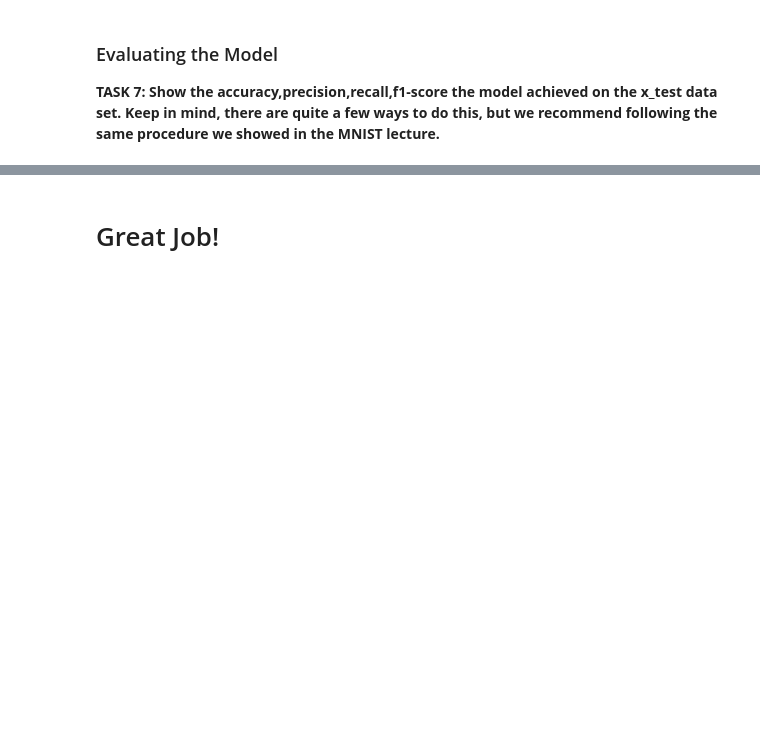
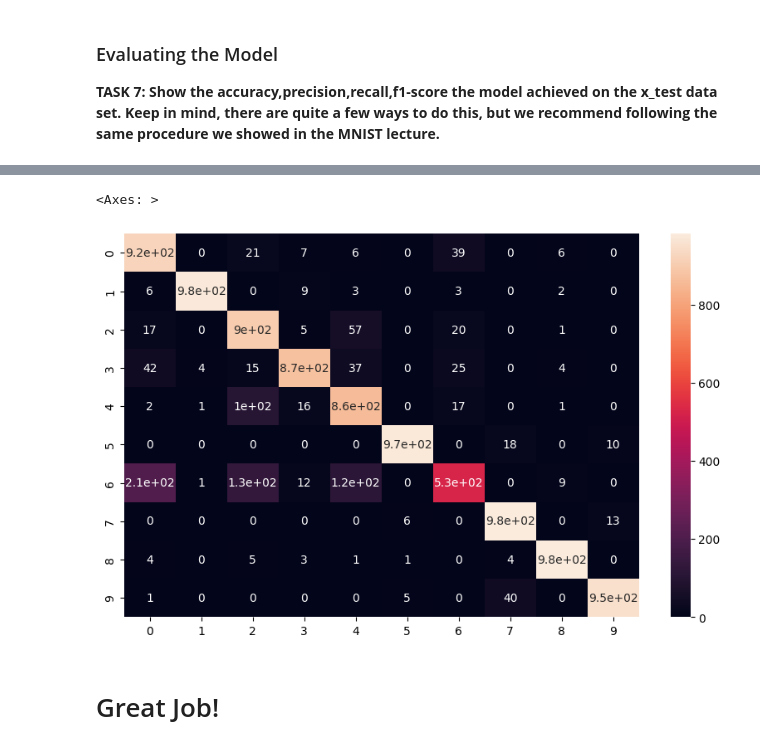
Before and after one commit to o-bissing/TF_Udemy, a Jupyter notebook: 04_DL_CV_Assessment.ipynb, the cells around one changed output, grey strips where cells are left out. Cells and saved outputs as stored; diff of their text form; code cells hidden in the pictures; blank space fills up the shorter version.

```diff
--- a/04_DL_CV_Assessment.ipynb
+++ b/04_DL_CV_Assessment.ipynb
@@ -129,0 +124,15 @@ _________________________________________________________________
+# %%
+model = Sequential()
+
+model.add(Conv2D(filters=32,kernel_size=(4,4),
+                 input_shape=(28,28,1),activation='relu'))
+model.add(MaxPool2D(pool_size=(2,2)))
+
+model.add(Flatten())
+
+model.add(Dense(128,activation='relu'))
+
+model.add(Dense(10,activation='softmax'))
+
+model.compile(loss='categorical_crossentropy',optimizer='adam',
+              metrics=['accuracy'])
@@ -132,0 +167,5 @@ _________________________________________________________________
+# %%
+early_stop = EarlyStopping(monitor='val_loss',patience=1)
+# %%
+model.fit(x_train,y_cat_train,epochs=10,validation_data=(x_test,y_cat_test),
+          callbacks=[early_stop])
@@ -159,0 +217,3 @@ Epoch 10/10
+# %%
+preds_prob = model.predict(x_test)
+predictions = np.argmax(preds_prob,axis=1)
@@ -179,2 +280,8 @@ avg / total       0.91      0.91      0.91     10000
+# %%
+plt.figure(figsize=(10,6))
+sns.heatmap(confusion_matrix(y_test,predictions),annot=True)
+# %% [output]
+<Axes: >
+[figure, added]
 # %% [markdown]
 # Great Job!
```
Also changed, not shown: parts of 20 cells of this notebook.
